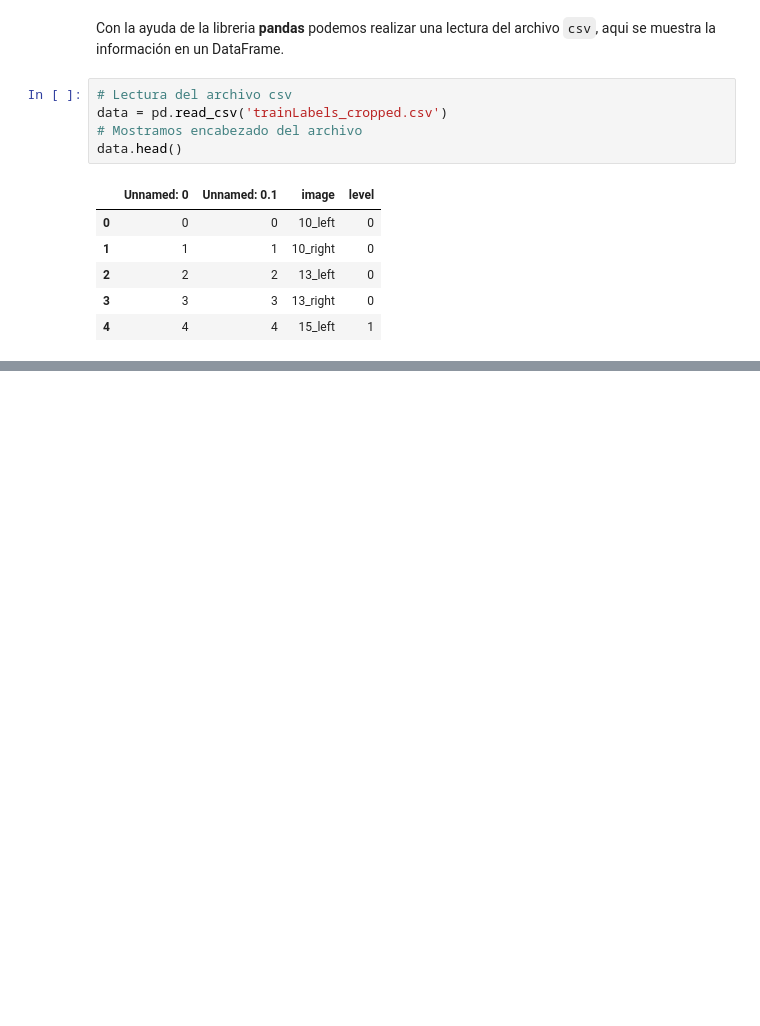
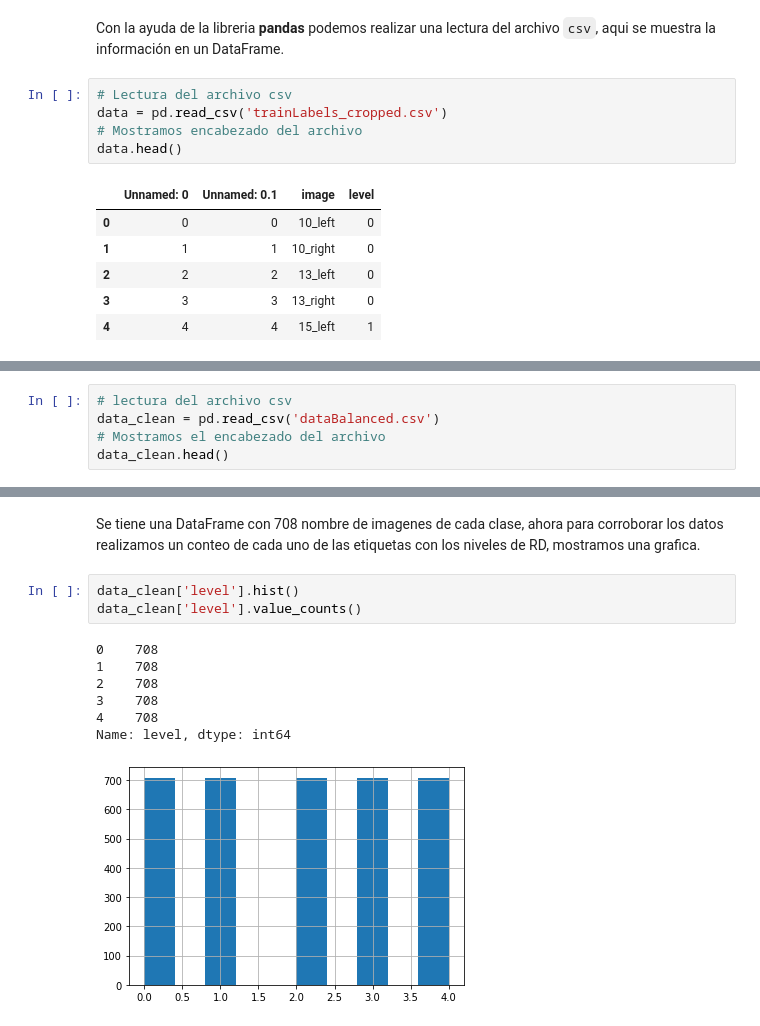
Before and after one commit to GustavoBD-Dev/ThesisProjectDDRUCNN, a Jupyter notebook: ThesisProjectDDRUCNN_v2.ipynb, the cells around one changed output, grey strips where cells are left out. Drawn from its saved outputs; the diff is of its cells as text; blank space fills up the shorter version.

```diff
--- a/ThesisProjectDDRUCNN_v2.ipynb
+++ b/ThesisProjectDDRUCNN_v2.ipynb
@@ -44,0 +115,5 @@ Como se muestra en el encabezado del DataFrame, se tienen cuatro columnas, de la
+# %%
+# lectura del archivo csv
+data_clean = pd.read_csv('dataBalanced.csv')
+# Mostramos el encabezado del archivo
+data_clean.head()
@@ -44,0 +127,13 @@ Como se muestra en el encabezado del DataFrame, se tienen cuatro columnas, de la
+# %% [markdown]
+Se tiene una DataFrame con 708 nombre de imagenes de cada clase, ahora para corroborar los datos realizamos un conteo de cada uno de las etiquetas con los niveles de RD, mostramos una grafica.
+# %%
+data_clean['level'].hist()
+data_clean['level'].value_counts()
+# %% [output]
+0    708
+1    708
+2    708
+3    708
+4    708
+Name: level, dtype: int64
+[figure, added]
```
Also changed, not shown: parts of 14 cells of this notebook, 2 other files.
